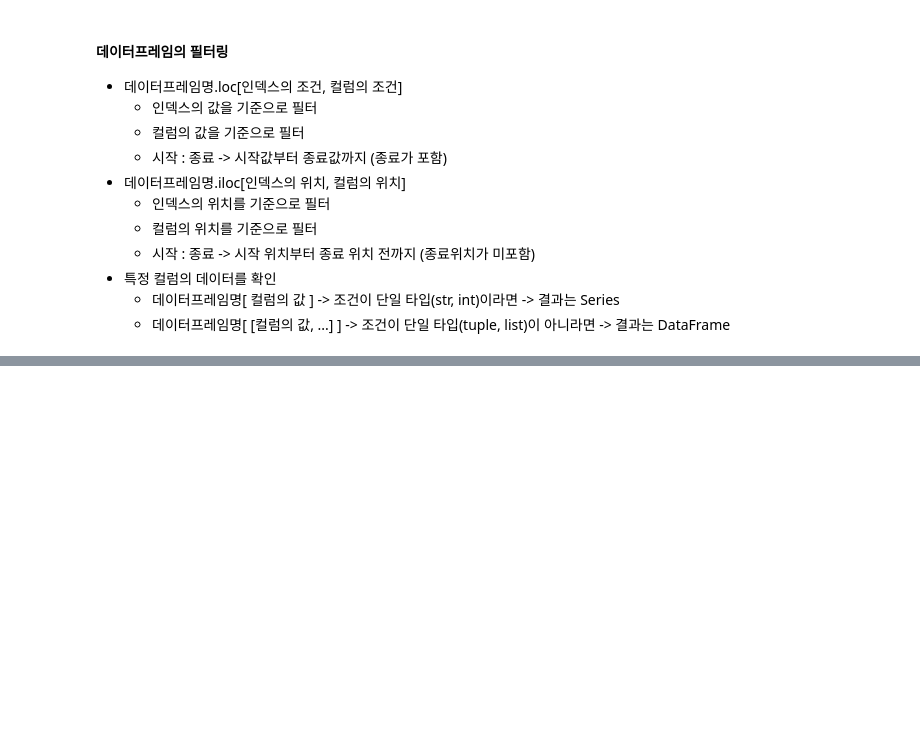
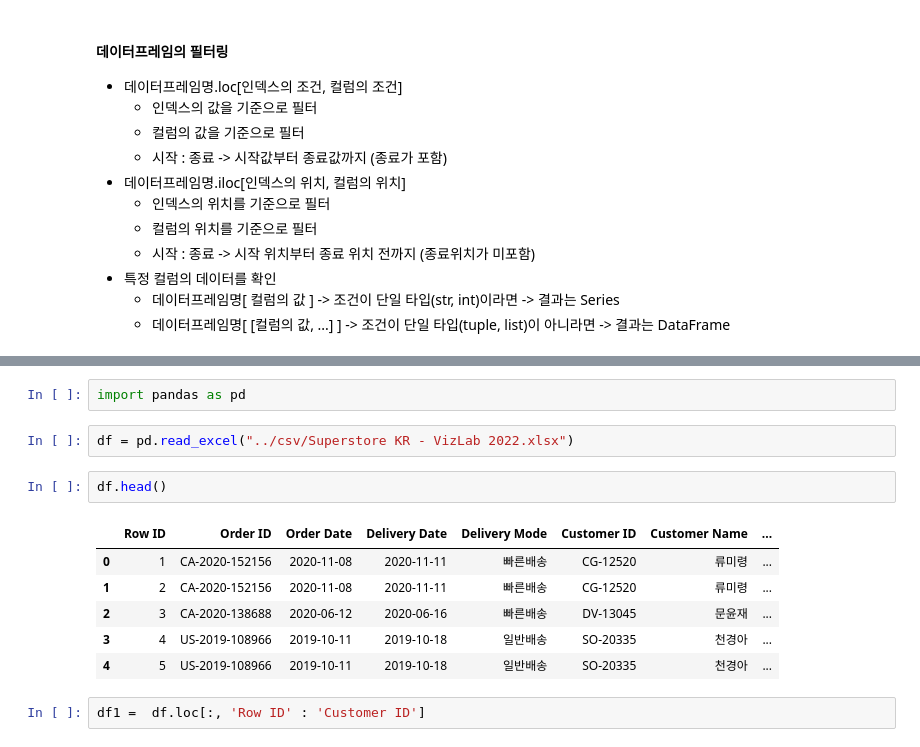
Before and after one commit to bsmoon-86/multicam_2025, a Jupyter notebook: 250903/01_pandas.ipynb, the cells around one changed output, grey strips where cells are left out. Saved outputs shown, nothing was run; the diff lists cells and outputs as text; blank space fills up the shorter version.

```diff
--- a/250903/01_pandas.ipynb
+++ b/250903/01_pandas.ipynb
@@ -175,0 +218,15 @@ df.fillna(10)
+# %%
+import pandas as pd
+# %%
+df = pd.read_excel("../csv/Superstore KR - VizLab 2022.xlsx")
+# %%
+df.head()
+# %% [output]
+|  | Row ID | Order ID | Order Date | Delivery Date | Delivery Mode | Customer ID | Customer Name | ... |
+| 0 | 1 | CA-2020-152156 | 2020-11-08 | 2020-11-11 | 빠른배송 | CG-12520 | 류미령 | ... |
+| 1 | 2 | CA-2020-152156 | 2020-11-08 | 2020-11-11 | 빠른배송 | CG-12520 | 류미령 | ... |
+| 2 | 3 | CA-2020-138688 | 2020-06-12 | 2020-06-16 | 빠른배송 | DV-13045 | 문윤재 | ... |
+| 3 | 4 | US-2019-108966 | 2019-10-11 | 2019-10-18 | 일반배송 | SO-20335 | 천경아 | ... |
+| 4 | 5 | US-2019-108966 | 2019-10-11 | 2019-10-18 | 일반배송 | SO-20335 | 천경아 | ... |
+# %%
+df1 =  df.loc[:, 'Row ID' : 'Customer ID']
```
Also changed, not shown: parts of 7 cells of this notebook, 10 other files.
